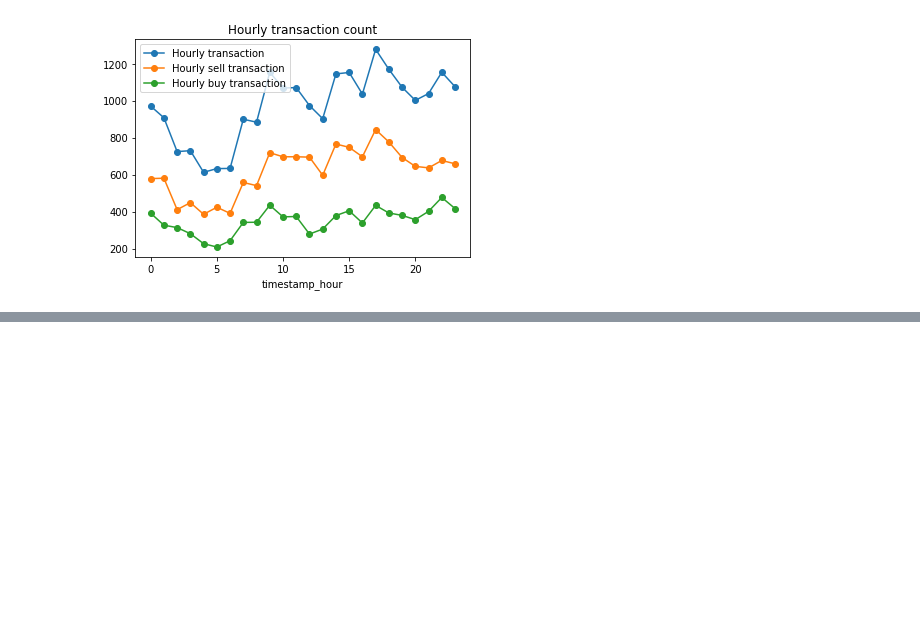
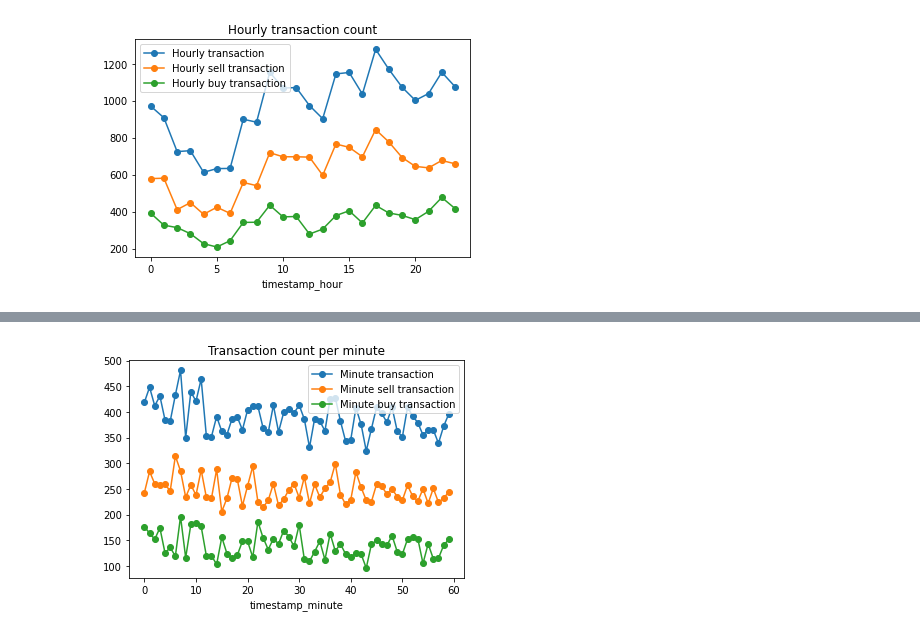
Before and after one commit to hamin7/ITE3035_Python, a Jupyter notebook: Data_Science/totalTransactionCount.ipynb, the cells around one changed output, grey strips where cells are left out. Saved outputs shown, nothing was run; the diff lists cells and outputs as text; code cells hidden in the pictures; blank space fills up the shorter version.

Commit message:
transaction graph

```diff
--- a/Data_Science/totalTransactionCount.ipynb
+++ b/Data_Science/totalTransactionCount.ipynb
@@ -243,0 +334,5 @@ plt.savefig('/Users/hamin/ITE3035_Python/Data_Science/graph/Hourly transaction c
+# %%
+# creating 'minute' - buy amount' connection
+df2 = df.copy()
+df2 =df2[df2['amount'] > 0]
+group_minute_amount_positive = df2['amount'].groupby(df2['timestamp_minute'])
@@ -243,0 +428,5 @@ plt.savefig('/Users/hamin/ITE3035_Python/Data_Science/graph/Hourly transaction c
+# %%
+# creating 'minute - buy amount' connection
+df3 = df.copy()
+df3 = df3[df3['amount'] < 0]
+group_minute_amount_negative = df3['amount'].groupby(df3['timestamp_minute'])
@@ -243,0 +522,8 @@ plt.savefig('/Users/hamin/ITE3035_Python/Data_Science/graph/Hourly transaction c
+# %%
+# minute 별 절대값 총합
+# negative는 buy
+absolute_minute_negative_sum = group_minute_amount_negative.sum()
+absolute_minute_negative_sum = absolute_minute_negative_sum * (-1)
+# total 은 sell - buy
+absolute_minute_total_amount = absolute_minute_negative_sum+group_minute_amount_positive.sum()
+absolute_minute_total_amount
@@ -243,0 +574,6 @@ plt.savefig('/Users/hamin/ITE3035_Python/Data_Science/graph/Hourly transaction c
+# %%
+# minute 별 계산 table 생성
+dfs = [group_minute_amount.size(), group_minute_amount.sum(), group_minute_amount_positive.size(), group_minute_amount_positive.sum(), group_minute_amount_negative.size(), group_minute_amount_negative.sum(), absolute_minute_total_amount, absolute_minute_negative_sum]
+day_df_minute_final = reduce(lambda left,right: pd.merge(left,right,on='timestamp_minute'), dfs)
+day_df_minute_final.columns = [ "Minute transaction", "Minute sell-buy", "Minute sell transaction", "Minute sell", "Minute buy transaction", "Minute buy", "Minute total sell", "Minute absolute total buy"]
+day_df_minute_final
@@ -243,0 +630,6 @@ plt.savefig('/Users/hamin/ITE3035_Python/Data_Science/graph/Hourly transaction c
+# %%
+# Minute - transaction 그래프 그리기
+day_df_minute_final[['Minute transaction', 'Minute sell transaction', 'Minute buy transaction']].plot(title='Transaction count per minute', marker='o')
+plt.savefig('/Users/hamin/ITE3035_Python/Data_Science/graph/Transaction_count_per_minute.png', dpi=300)
+# %% [output]
+[figure, added]
```
Also changed, not shown: parts of 26 cells of this notebook, 5 other files.
